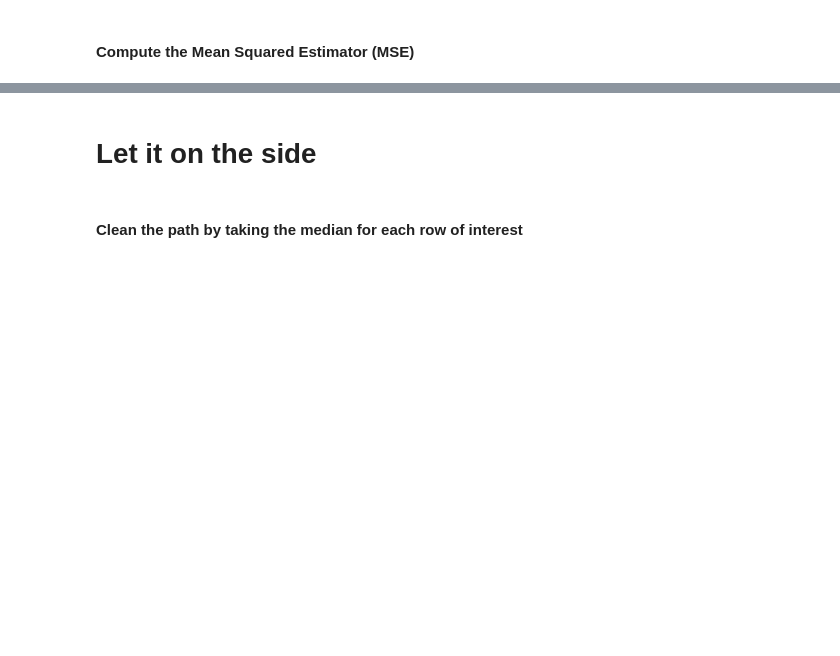
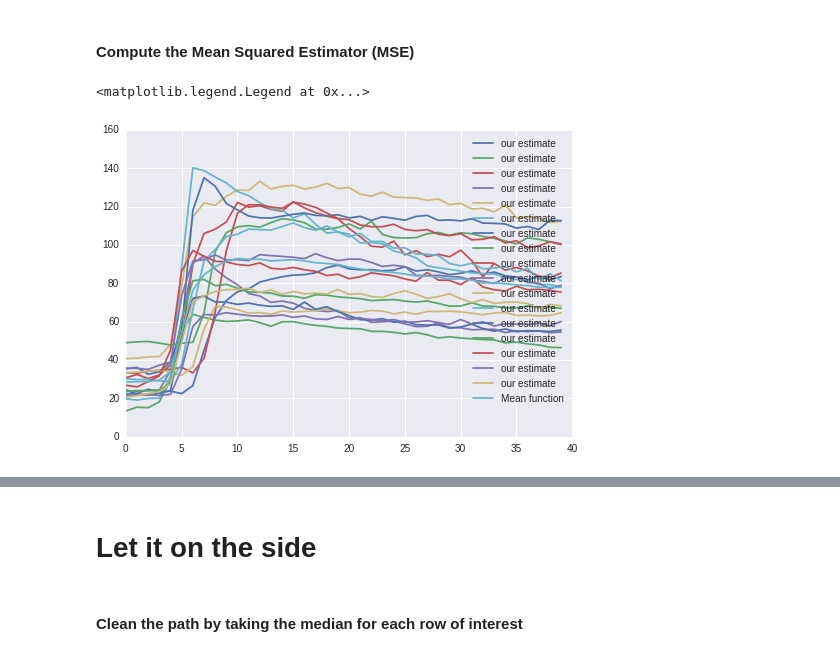
Before and after one commit to I2Cvb/prostate, a Jupyter notebook: notebook/normalisation-dce.ipynb, the cells around one changed output, grey strips where cells are left out. Saved outputs shown, nothing was run; the diff lists cells and outputs as text; code cells hidden in the pictures; blank space fills up the shorter version.

```diff
--- a/notebook/normalisation-dce.ipynb
+++ b/notebook/normalisation-dce.ipynb
@@ -258,7 +265,7 @@ def short_path_depend(graph, image, start, end, short_path_type):
 #### Fonction to shift given an estimator
 # %%
 def shift_estimator(patient, estimator):
-    for s in range(len(patient_list[pat_vis].pdf_serie)):
+    for s in range(len(patient.pdf_serie)):
         # Create the normalized data
         ### Correction using the estimator
         patient.data[:, s] = np.round(np.subtract(patient.data[:, s], (estimator[s])))
@@ -377,0 +484,3 @@ for pat_vis in range(len(patient_list)):
+# %%
+num_cores = 7
+patient_aligned = Parallel(n_jobs=num_cores)(delayed(RealignEstimatorWithShortestPath)(pat) for pat in patient_list)
@@ -378,29 +505,43 @@ for pat_vis in range(len(patient_list)):
 # %% [markdown]
 #### Compute the Mean Squared Estimator (MSE)
 # %%
+patient_list = patient_aligned
+
+# Let's save all the curves to realigned them afterwards
+curves_estim = []
+# Correct the alignment of all the patient
+for pat_vis in range(len(patient_list)):
+
+    estim = []
+    vari = []
+    # Go in each serie of the DCE
+    for s in range(len(patient_list[pat_vis].pdf_serie)):
+        # s is the pdf and we want to estmiate the variance considering 0 as the true mean
+        # We will compute: sum ip_i ** 2
+        ### We have to create the i - find the middle of the bin and the right number of value
+        i_arr = (patient_list[pat_vis].bin_edges_serie[s][:-1] +
+                 patient_list[pat_vis].bin_edges_serie[s][1:]    ) / 2.
+        ### Compute the variance
+        ipi_arr = (i_arr ** 2) * patient_list[pat_vis].pdf_serie[s]
+
+        ### The estimator correspond to the sum normalise by the number of bins
+        estim.append(np.sqrt(np.sum(ipi_arr)))# / float(len(i_arr)))
+        vari.append(np.sqrt(np.var(patient_list[pat_vis].data[:, s])))
 
 
-estim = []
-vari = []
-# Go in each serie of the DCE
-for s in range(len(patient_list[pat_vis].pdf_serie)):
-    # s is the pdf and we want to estmiate the variance considering 0 as the true mean
-    # We will compute: sum ip_i ** 2
-    ### We have to create the i - find the middle of the bin and the right number of value
-    i_arr = (patient_list[pat_vis].bin_edges_serie[s][:-1] +
-             patient_list[pat_vis].bin_edges_serie[s][1:]    ) / 2.
-    ### Compute the variance
-    ipi_arr = (i_arr ** 2) * patient_list[pat_vis].pdf_serie[s]
+    plt.plot(estim, label='our estimate')
+    #plt.plot(vari, label='variance')
+    plt.legend()
 
-    ### The estimator correspond to the sum normalise by the number of bins
-    estim.append(np.sum(ipi_arr))# / float(len(i_arr)))
-    vari.append(np.var(patient_list[pat_vis].data[:, s]))
+    # Save the estimator
+    patient_list[pat_vis].mse_est = estim
+    curves_estim.append(estim)
+    patient_list[pat_vis].mse_var = vari
 
-
-plt.plot(estim, label='our estimate')
-plt.plot(vari, label='variance')
+# Compute the mean function
+curves_estim_mean = np.mean(curves_estim, axis=0)
+plt.plot(curves_estim_mean, label='Mean function')
 plt.legend()
-
-# Save the estimator
-patient_list[pat_vis].mse_est = estim
-patient_list[pat_vis].mse_var = vari
+# %% [output]
+<matplotlib.legend.Legend at 0x...>
+[figure, added]
```
Also changed, not shown: parts of 20 cells of this notebook, 1 other file.
